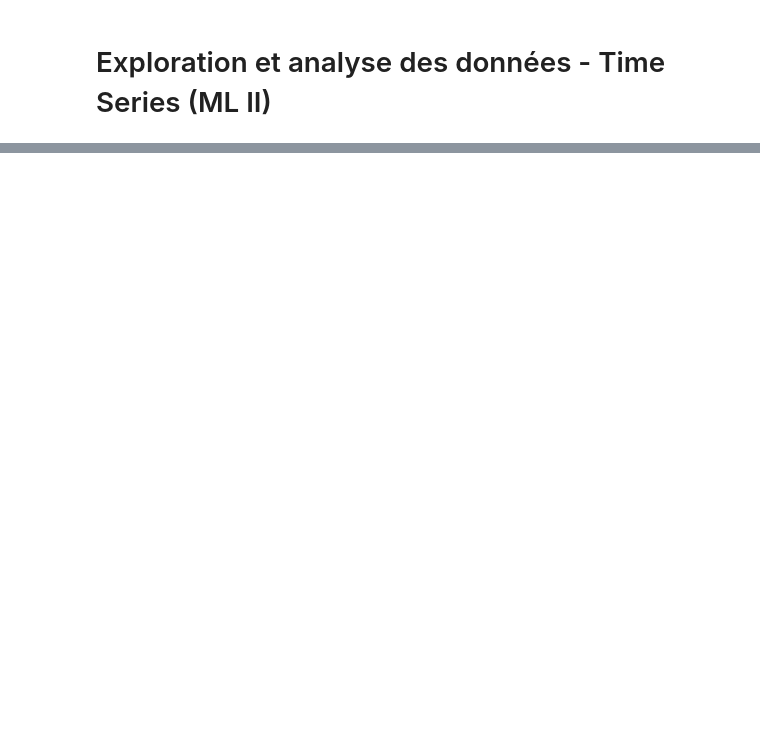
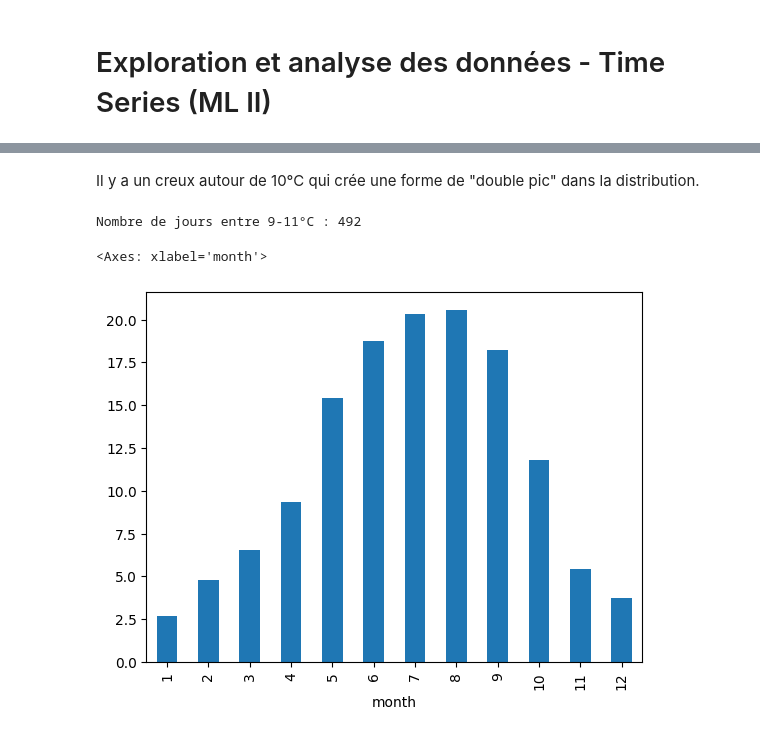
Before and after one commit to 2024-2025-estia-bihar/mesp2-laurent-sini, a Jupyter notebook: notebooks/EDA_Machine_Learning.ipynb, the cells around one changed output, grey strips where cells are left out. Cells and saved outputs as stored; diff of their text form; code cells hidden in the pictures; blank space fills up the shorter version.

Commit message:
Analyse des données times series

```diff
--- a/notebooks/EDA_Machine_Learning.ipynb
+++ b/notebooks/EDA_Machine_Learning.ipynb
@@ -42,0 +164,15 @@ df_row.head()
+# %% [markdown]
+Il y a un creux autour de 10°C qui crée une forme de "double pic" dans la distribution.
+# %%
+df_hist = df_for_model.copy()
+# 1. Regarder les données autour de 10°C
+subset_10 = df_hist[(df_hist['y'] >= 9) & (df_hist['y'] <= 11)]
+print(f"Nombre de jours entre 9-11°C : {len(subset_10)}")
+
+# 2. Analyser par mois pour voir si c'est saisonnier
+df_hist['month'] = pd.to_datetime(df_hist['ds']).dt.month
+df_hist.groupby('month')['y'].mean().plot(kind='bar')
+# %% [output]
+Nombre de jours entre 9-11°C : 492
+<Axes: xlabel='month'>
+[figure, added]
```
Also changed, not shown: parts of 29 cells of this notebook, 5 other files.
